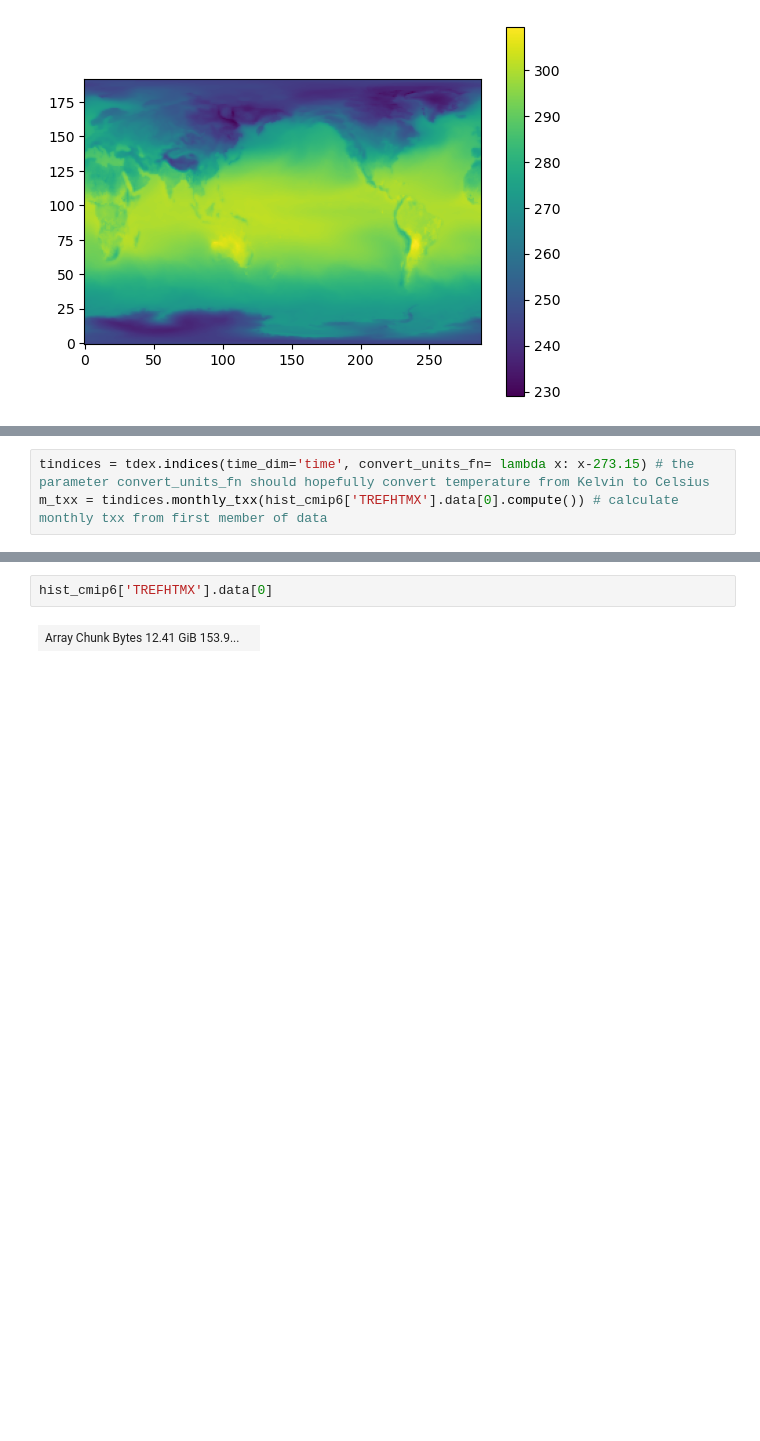
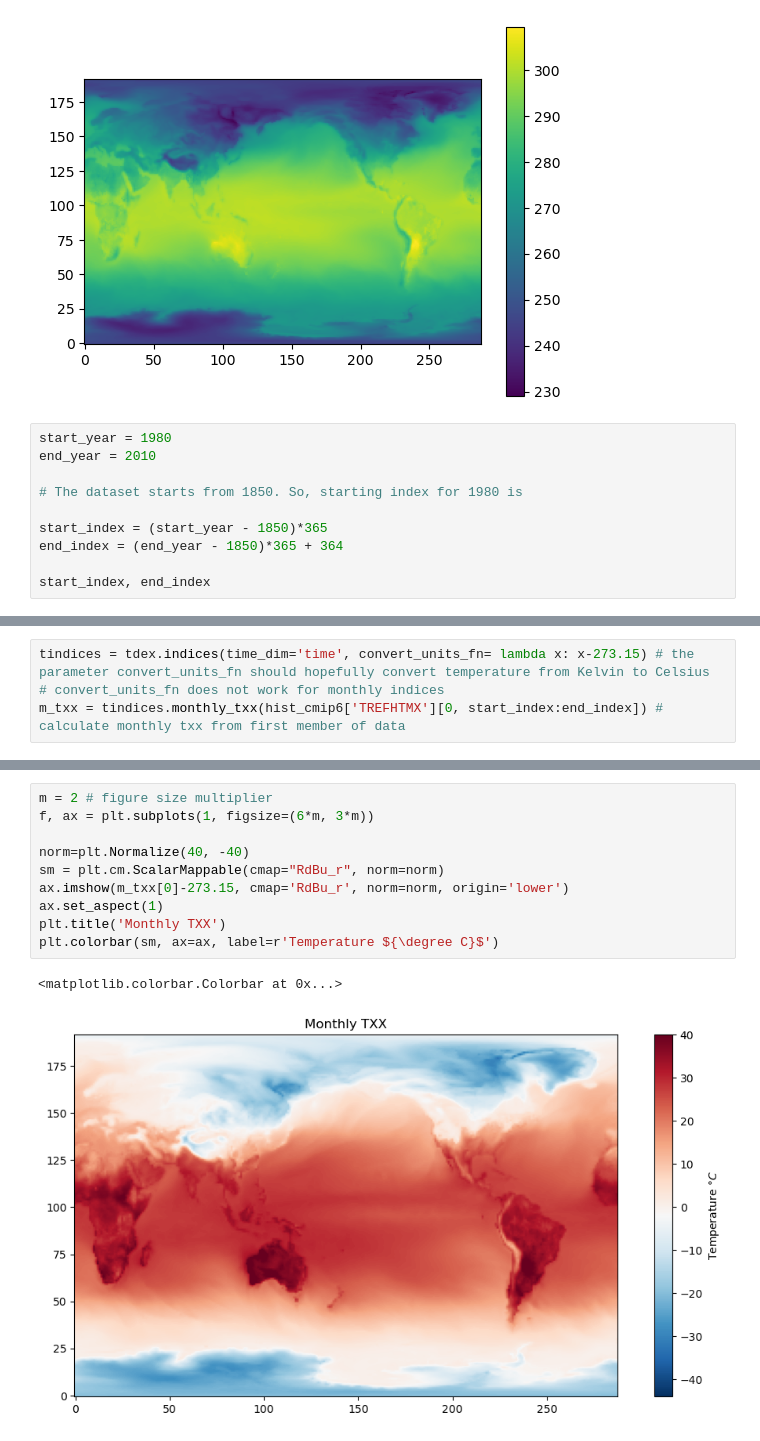
Before and after one commit to ProjectPythia/climate-variability-cookbook, a Jupyter notebook: notebooks/data_import_pyclimdex_Aman.ipynb, the cells around one changed output, grey strips where cells are left out. Saved outputs shown, nothing was run; the diff lists cells and outputs as text; blank space fills up the shorter version.

```diff
--- a/notebooks/data_import_pyclimdex_Aman.ipynb
+++ b/notebooks/data_import_pyclimdex_Aman.ipynb
@@ -130,3 +130,13 @@ plt.colorbar()
 # %% [output]
 <matplotlib.colorbar.Colorbar at 0x...>
 [figure]
+# %%
+start_year = 1980
+end_year = 2010
+
+# The dataset starts from 1850. So, starting index for 1980 is
+
+start_index = (start_year - 1850)*365
+end_index = (end_year - 1850)*365 + 364
+
+start_index, end_index
@@ -133,3 +145,4 @@ plt.colorbar()
 # %%
 tindices = tdex.indices(time_dim='time', convert_units_fn= lambda x: x-273.15) # the parameter convert_units_fn should hopefully convert temperature from Kelvin to Celsius
-m_txx = tindices.monthly_txx(hist_cmip6['TREFHTMX'].data[0].compute()) # calculate monthly txx from first member of data
+# convert_units_fn does not work for monthly indices
+m_txx = tindices.monthly_txx(hist_cmip6['TREFHTMX'][0, start_index:end_index]) # calculate monthly txx from first member of data
@@ -136,4 +177,13 @@ m_txx = tindices.monthly_txx(hist_cmip6['TREFHTMX'].data[0].compute()) # calcula
 # %%
-hist_cmip6['TREFHTMX'].data[0]
+m = 2 # figure size multiplier
+f, ax = plt.subplots(1, figsize=(6*m, 3*m))
+
+norm=plt.Normalize(40, -40)
+sm = plt.cm.ScalarMappable(cmap="RdBu_r", norm=norm)
+ax.imshow(m_txx[0]-273.15, cmap='RdBu_r', norm=norm, origin='lower')
+ax.set_aspect(1)
+plt.title('Monthly TXX')
+plt.colorbar(sm, ax=ax, label=r'Temperature ${\degree C}$')
 # %% [output]
-| Array Chunk Bytes 12.41 GiB 153.9... |  |
+<matplotlib.colorbar.Colorbar at 0x...>
+[figure, added]
```
Also changed, not shown: parts of 5 cells of this notebook.
